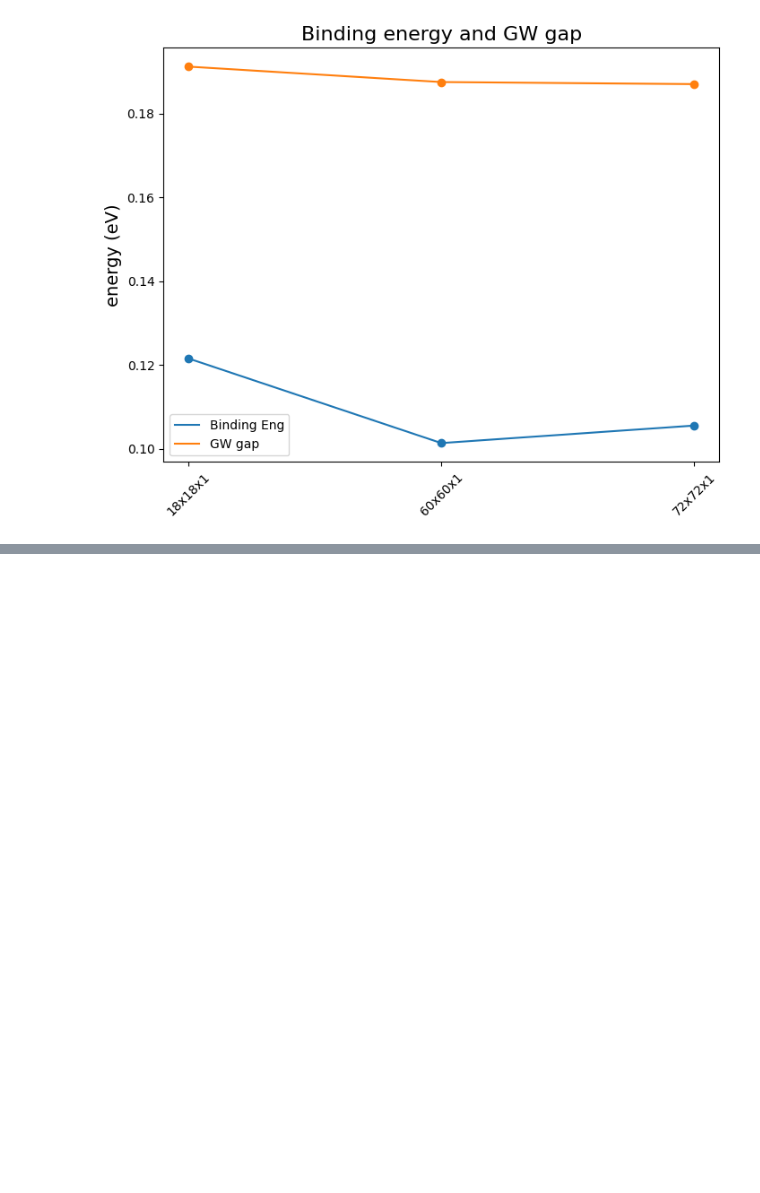
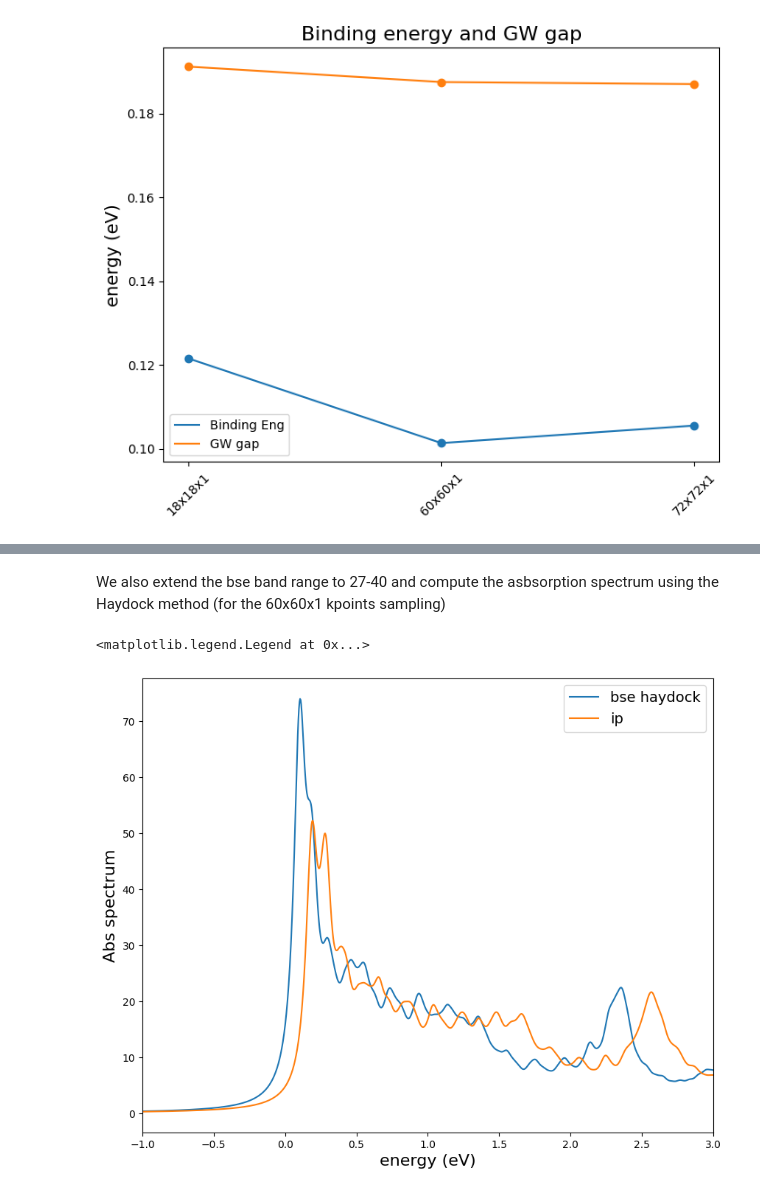
Before and after one commit to marcodalessandro76/Stanene, a Jupyter notebook: Report.ipynb, the cells around one changed output, grey strips where cells are left out. Drawn from its saved outputs; the diff is of its cells as text; code cells hidden in the pictures; blank space fills up the shorter version.

```diff
--- a/Report.ipynb
+++ b/Report.ipynb
@@ -298,0 +299,23 @@ ax.legend(fontsize=14)
+# %% [markdown]
+We also extend the bse band range to 27-40 and compute the asbsorption spectrum using the Haydock method (for the 60x60x1 kpoints sampling)
+# %%
+alpha_file = 'MB_analysis/kpoints_60-nbnds_600/abs-bse-bsengblk_3.0-bands_27-40/o-abs-bse-bsengblk_3.0-bands_27-40.alpha_q1_haydock_bse'
+data = P.YamboOutputParser.from_file(alpha_file,verbose=False)
+
+fig, ax = plt.subplots(figsize=(10, 8))
+
+data = data['alpha_q1_haydock_bse']
+energy = data['energy']
+eps_im = data['alpha_imag']
+ax.plot(energy,eps_im,label='bse haydock')
+eps_o_im = data['alpha_o_imag']
+ax.plot(energy,eps_o_im,label='ip')
+#ax.vlines(ksamplings[kpoints]['gw_gap'],-1,120,linestyles='--',color='red',linewidth=2)
+ax.set_xlim(-1,3)
+#ax.set_ylim(-1,200)
+ax.set_ylabel('Abs spectrum',size=16)
+ax.set_xlabel('energy (eV)',size=16)
+ax.legend(fontsize=14)
+# %% [output]
+<matplotlib.legend.Legend at 0x...>
+[figure, added]
```
Also changed, not shown: parts of 1 cell of this notebook, 2 other files.
